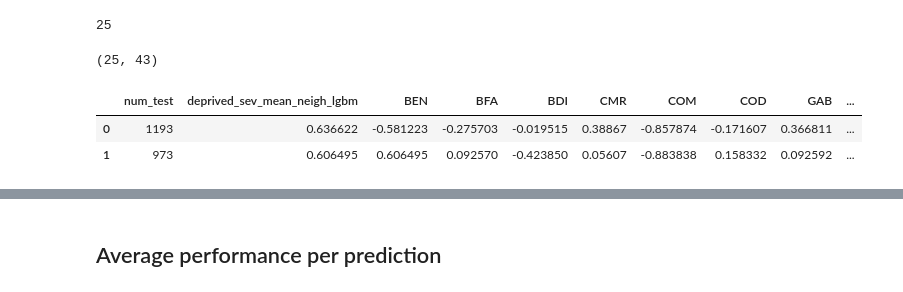
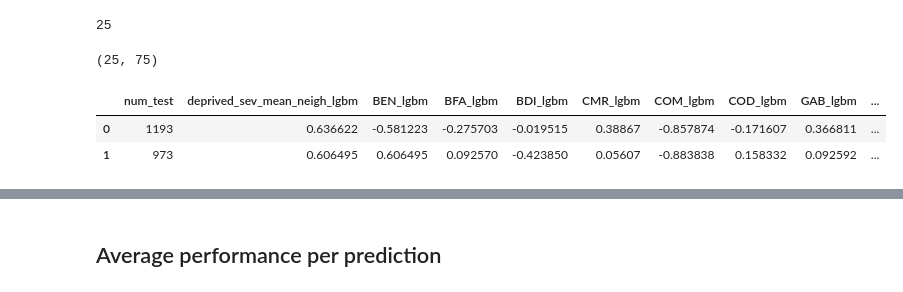
Before and after one commit to marinavicini/stc_continuing, a Jupyter notebook: notebooks/MV_figures_thesis.ipynb, the cells around one changed output, grey strips where cells are left out. Cells and saved outputs as stored; diff of their text form; code cells hidden in the pictures.

```diff
--- a/notebooks/MV_figures_thesis.ipynb
+++ b/notebooks/MV_figures_thesis.ipynb
@@ -536,12 +535,12 @@ print(len(country_code_dhs))
 # %% [output]
 25
 # %%
-res_exp1 = pd.read_csv(f'{read_path}/processed/20221113_exp1_1_results.csv')
+res_exp1 = pd.read_csv(f'{read_path}/processed/exp1/20221114_exp1_results.csv')
 print(res_exp1.shape)
 res_exp1.head(2)
 # %% [output]
-(25, 43)
+(25, 75)
-|  | num_test | deprived_sev_mean_neigh_lgbm | BEN | BFA | BDI | CMR | COM | COD | GAB | ... |
+|  | num_test | deprived_sev_mean_neigh_lgbm | BEN_lgbm | BFA_lgbm | BDI_lgbm | CMR_lgbm | COM_lgbm | COD_lgbm | GAB_lgbm | ... |
 | 0 | 1193 | 0.636622 | -0.581223 | -0.275703 | -0.019515 | 0.38867 | -0.857874 | -0.171607 | 0.366811 | ... |
 | 1 | 973 | 0.606495 | 0.606495 | 0.092570 | -0.423850 | 0.05607 | -0.883838 | 0.158332 | 0.092592 | ... |
 # %%
```
Also changed, not shown: parts of 26 cells of this notebook.
